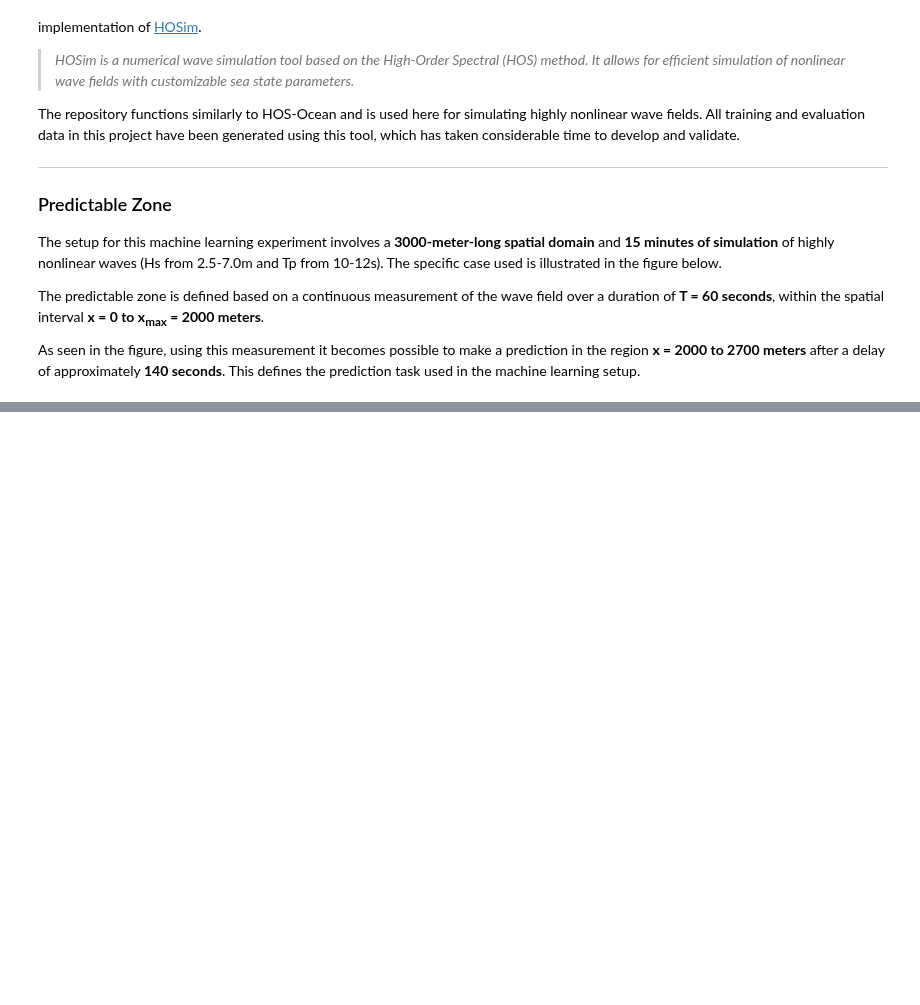
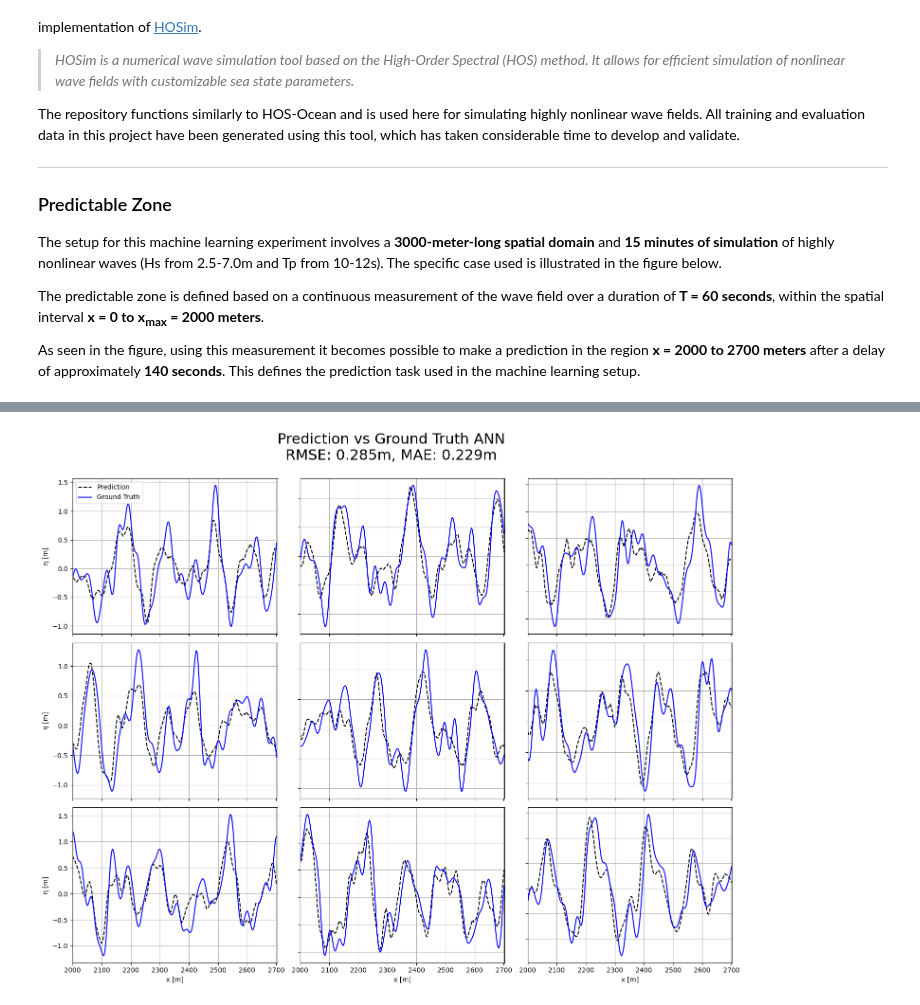
Before and after one commit to VegardBaa/HOSim, a Jupyter notebook: ML/ML_update.ipynb, the cells around one changed output, grey strips where cells are left out. Saved outputs shown, nothing was run; the diff lists cells and outputs as text; code cells hidden in the pictures; blank space fills up the shorter version.

```diff
--- a/ML/ML_update.ipynb
+++ b/ML/ML_update.ipynb
@@ -116,0 +283,35 @@ plt.show()
+# %%
+RMSE = np.sqrt(np.mean((y_pred - y_test)**2))
+MAE = np.mean(np.abs(y_pred-y_test))
+
+fig, axes = plt.subplots(3, 3, figsize=(15, 12))
+fig.suptitle("Prediction vs Ground Truth ANN\n" + f"RMSE: {RMSE:.3f}m, MAE: {MAE:.3f}m", fontsize=22)
+
+for i, ax in enumerate(axes.flat):
+    ax.plot(x[cut_index:cut_index_2], y_pred[int(i/9*y_pred.shape[0])], label='Prediction', color="k", linestyle="--")
+    ax.plot(x[cut_index:cut_index_2], y_test[int(i/9*y_pred.shape[0])], label='Ground Truth', color="b")
+    ax.grid(True)
+
+    ax.grid(True)
+
+    row, col = divmod(i, 3)
+
+    if row == 2:
+        ax.set_xlabel('x [m]')
+    else:
+        ax.set_xticklabels([])
+    if col == 0:
+        ax.set_ylabel('η [m]')
+    else:
+        ax.set_yticklabels([])
+
+    if i == 0:
+        ax.legend()
+
+    ax.set_xlim(x[cut_index], x[cut_index_2])
+
+plt.tight_layout()
+plt.subplots_adjust(top=0.9)
+plt.show()
+# %% [output]
+[figure, added]
```
Also changed, not shown: parts of 6 cells of this notebook.
